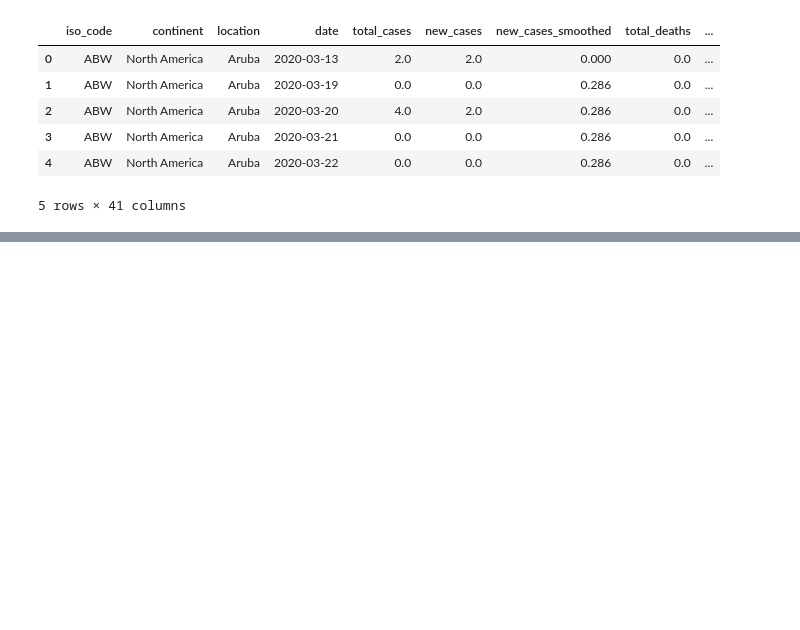
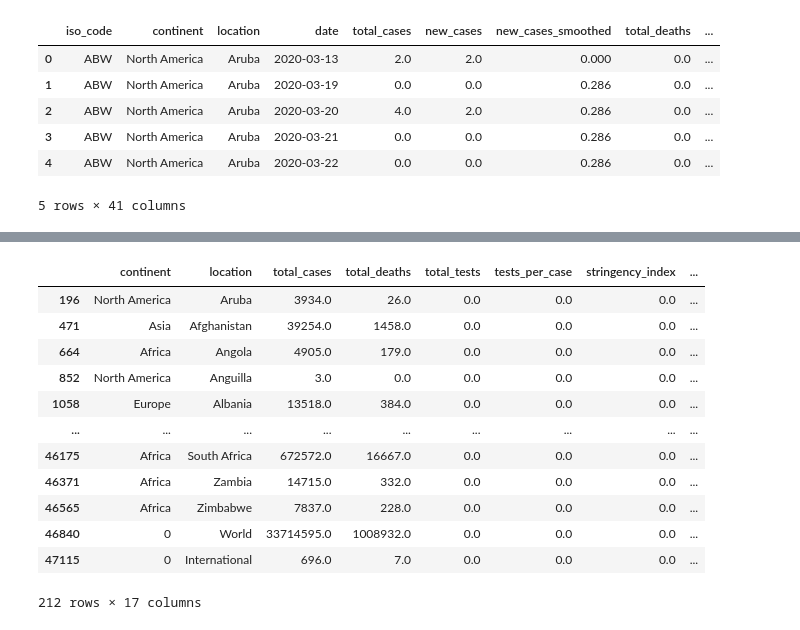
Before and after one commit to skumble27/COVID-19-Causation, a Jupyter notebook: project1.ipynb, the cells around one changed output, grey strips where cells are left out. Saved outputs shown, nothing was run; the diff lists cells and outputs as text; code cells hidden in the pictures; blank space fills up the shorter version.

```diff
--- a/project1.ipynb
+++ b/project1.ipynb
@@ -30,0 +116,26 @@ raw_data_cv19.head()
+# %%
+q1_data_frame = raw_data_cv19.drop(columns=['iso_code','date','new_cases',
+       'new_cases_smoothed', 'new_deaths',
+       'new_deaths_smoothed', 'total_cases_per_million',
+       'new_cases_per_million', 'new_cases_smoothed_per_million',
+       'total_deaths_per_million', 'new_deaths_per_million',
+       'new_deaths_smoothed_per_million','new_tests','total_tests_per_thousand', 'new_tests_per_thousand',
+       'new_tests_smoothed', 'new_tests_smoothed_per_thousand','positive_rate', 'tests_units','cardiovasc_death_rate', 'diabetes_prevalence', 'female_smokers',
+       'male_smokers','life_expectancy'])
+q1_data_frame = q1_data_frame.drop_duplicates(subset=['location'],keep='last')
+q1_data_frame.to_csv('Cleaned_Data\q1_data.csv')
+q1_data_frame
+# %% [output]
+|  | continent | location | total_cases | total_deaths | total_tests | tests_per_case | stringency_index | ... |
+| 196 | North America | Aruba | 3934.0 | 26.0 | 0.0 | 0.0 | 0.0 | ... |
+| 471 | Asia | Afghanistan | 39254.0 | 1458.0 | 0.0 | 0.0 | 0.0 | ... |
+| 664 | Africa | Angola | 4905.0 | 179.0 | 0.0 | 0.0 | 0.0 | ... |
+| 852 | North America | Anguilla | 3.0 | 0.0 | 0.0 | 0.0 | 0.0 | ... |
+| 1058 | Europe | Albania | 13518.0 | 384.0 | 0.0 | 0.0 | 0.0 | ... |
+| ... | ... | ... | ... | ... | ... | ... | ... | ... |
+| 46175 | Africa | South Africa | 672572.0 | 16667.0 | 0.0 | 0.0 | 0.0 | ... |
+| 46371 | Africa | Zambia | 14715.0 | 332.0 | 0.0 | 0.0 | 0.0 | ... |
+| 46565 | Africa | Zimbabwe | 7837.0 | 228.0 | 0.0 | 0.0 | 0.0 | ... |
+| 46840 | 0 | World | 33714595.0 | 1008932.0 | 0.0 | 0.0 | 0.0 | ... |
+| 47115 | 0 | International | 696.0 | 7.0 | 0.0 | 0.0 | 0.0 | ... |
+212 rows × 17 columns
```
Also changed, not shown: parts of 8 cells of this notebook, 2 other files.
